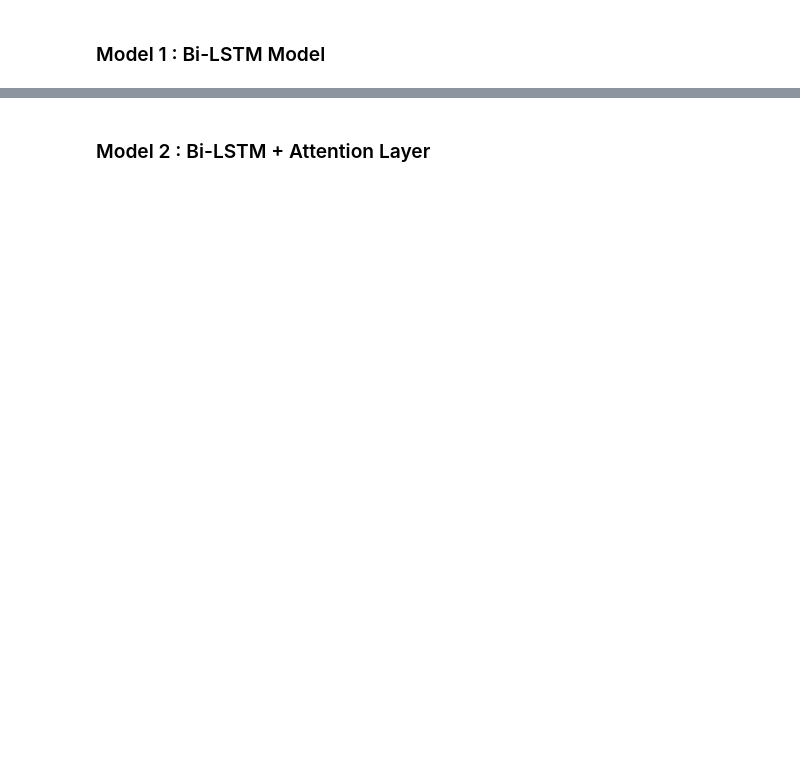
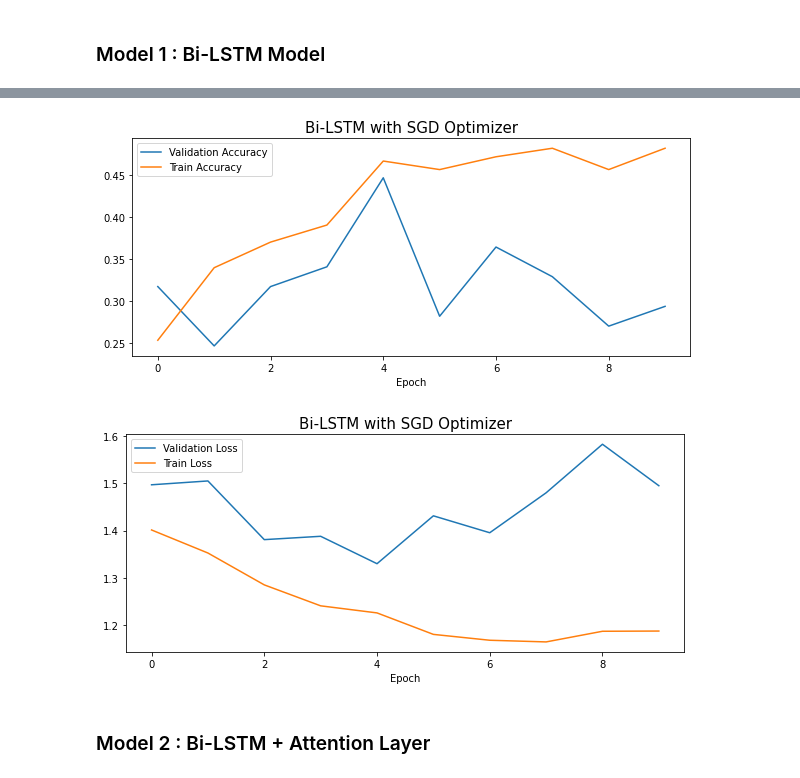
Before and after one commit to yashmaniya0/Respiratory-Sound-Classification-with-BiGRU-and-BiLSTMs, a Jupyter notebook: respiratory_sound_classification.ipynb, the cells around one changed output, grey strips where cells are left out. Drawn from its saved outputs; the diff is of its cells as text; code cells hidden in the pictures; blank space fills up the shorter version.

```diff
--- a/respiratory_sound_classification.ipynb
+++ b/respiratory_sound_classification.ipynb
@@ -297,0 +374,32 @@ _________________________________________________________________
+# %%
+checkpoint = tf.keras.callbacks.ModelCheckpoint('./weights.h5', monitor='val_accuracy', save_best_only=False, verbose=0)
+
+history1_SGD = model1_SGD.fit(X_train, Y_train_OH,
+                    batch_size = 64,
+                    epochs = 10,
+                    verbose = 0,
+                    validation_split = 0.3,callbacks=[checkpoint])
+
+loss1_SGD, accuracy1_SGD = model1_SGD.evaluate(X_test, Y_test_OH, batch_size = 32, verbose=2)
+
+print('\nTest loss:', loss1_SGD)
+print('Test accuracy:', accuracy1_SGD)
+
+dff1_SGD = pd.DataFrame(history1_SGD.history)
+
+plt.figure(figsize=(10,4))
+plt.title('Bi-LSTM with SGD Optimizer',fontsize=15)
+plt.plot(range(len(dff1_SGD['val_accuracy'])), dff1_SGD['val_accuracy'], label='Validation Accuracy')
+plt.plot(range(len(dff1_SGD['accuracy'])), dff1_SGD['accuracy'], label='Train Accuracy')
+plt.legend()
+plt.xlabel('Epoch')
+plt.show()
+
+plt.figure(figsize=(10,4))
+plt.title('Bi-LSTM with SGD Optimizer',fontsize=15)
+plt.plot(range(len(dff1_SGD['val_loss'])), dff1_SGD['val_loss'], label='Validation Loss')
+plt.plot(range(len(dff1_SGD['loss'])), dff1_SGD['loss'], label='Train Loss')
+plt.legend()
+plt.xlabel('Epoch')
+plt.show()
+# %% [output]
@@ -298,2 +410,4 @@ _________________________________________________________________
+[figure, added]
+[figure, added]
 # %% [markdown]
 ### Model 2 : Bi-LSTM + Attention Layer
```
Also changed, not shown: parts of 57 cells of this notebook.
